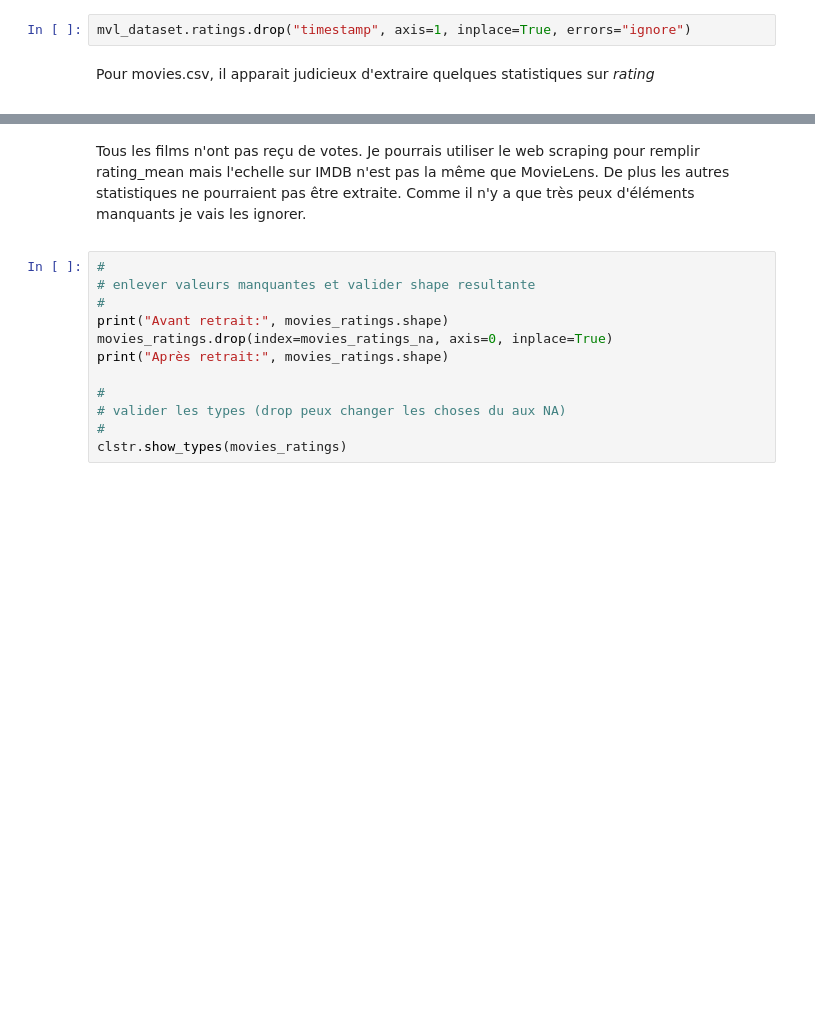
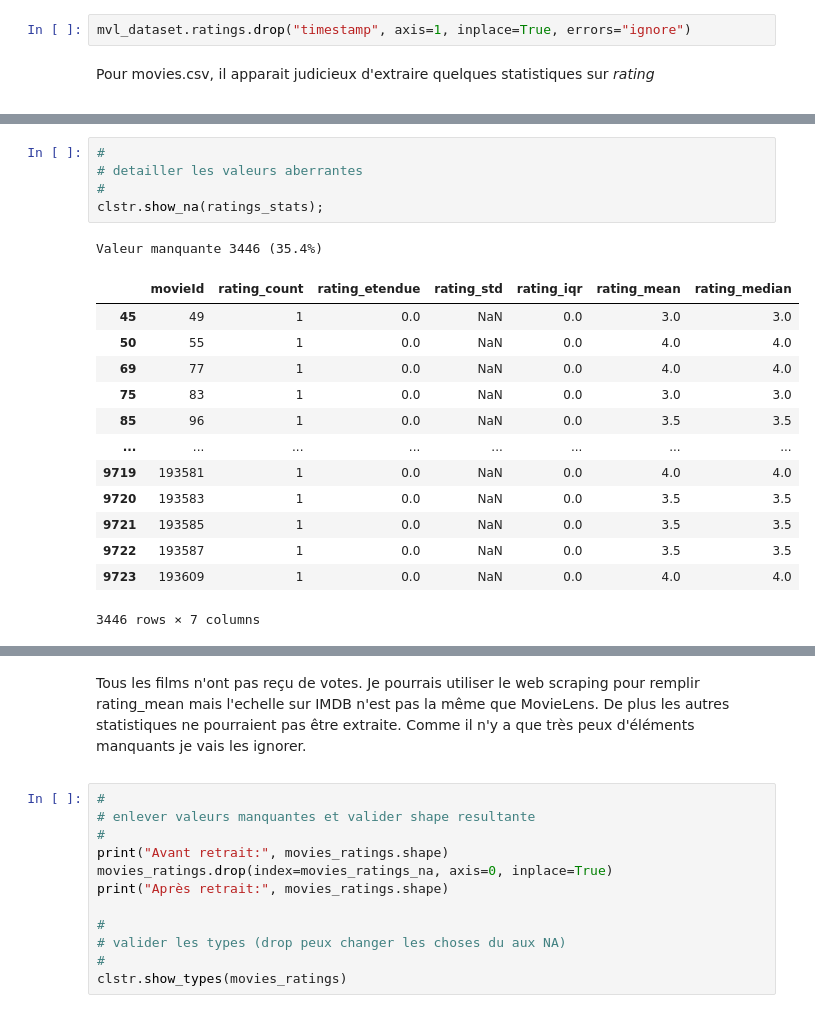
Before and after one commit to jfgagnon00/MovieLens, a Jupyter notebook: Pretraitement.ipynb, the cells around one changed output, grey strips where cells are left out. Drawn from its saved outputs; the diff is of its cells as text; blank space fills up the shorter version.

```diff
--- a/Pretraitement.ipynb
+++ b/Pretraitement.ipynb
@@ -624,0 +631,20 @@ Rating stats
+# %%
+#
+# detailler les valeurs aberrantes
+#
+clstr.show_na(ratings_stats);
+# %% [output]
+Valeur manquante 3446 (35.4%)
+|  | movieId | rating_count | rating_etendue | rating_std | rating_iqr | rating_mean | rating_median |
+| 45 | 49 | 1 | 0.0 | NaN | 0.0 | 3.0 | 3.0 |
+| 50 | 55 | 1 | 0.0 | NaN | 0.0 | 4.0 | 4.0 |
+| 69 | 77 | 1 | 0.0 | NaN | 0.0 | 4.0 | 4.0 |
+| 75 | 83 | 1 | 0.0 | NaN | 0.0 | 3.0 | 3.0 |
+| 85 | 96 | 1 | 0.0 | NaN | 0.0 | 3.5 | 3.5 |
+| ... | ... | ... | ... | ... | ... | ... | ... |
+| 9719 | 193581 | 1 | 0.0 | NaN | 0.0 | 4.0 | 4.0 |
+| 9720 | 193583 | 1 | 0.0 | NaN | 0.0 | 3.5 | 3.5 |
+| 9721 | 193585 | 1 | 0.0 | NaN | 0.0 | 3.5 | 3.5 |
+| 9722 | 193587 | 1 | 0.0 | NaN | 0.0 | 3.5 | 3.5 |
+| 9723 | 193609 | 1 | 0.0 | NaN | 0.0 | 4.0 | 4.0 |
+3446 rows × 7 columns
```
Also changed, not shown: parts of 7 cells of this notebook.
